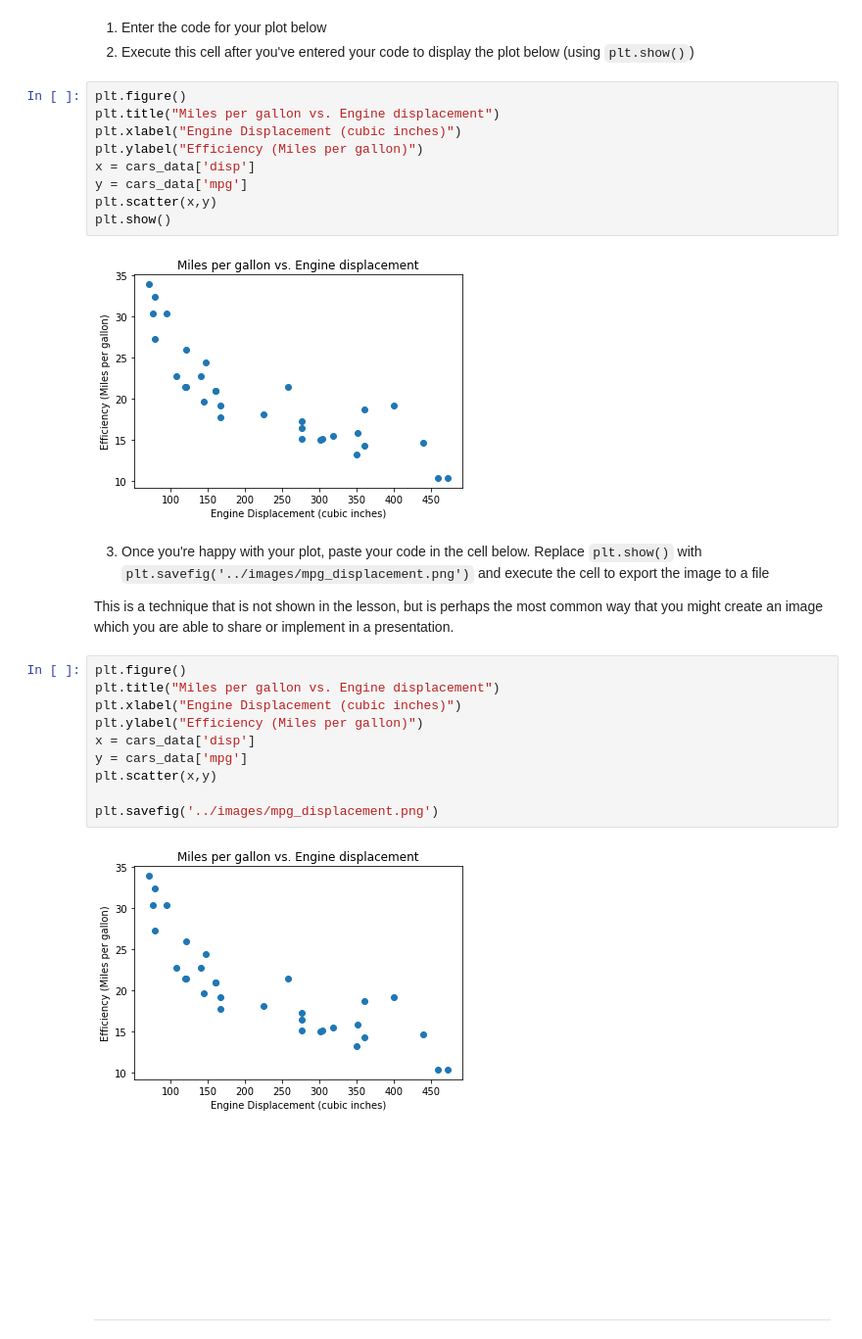
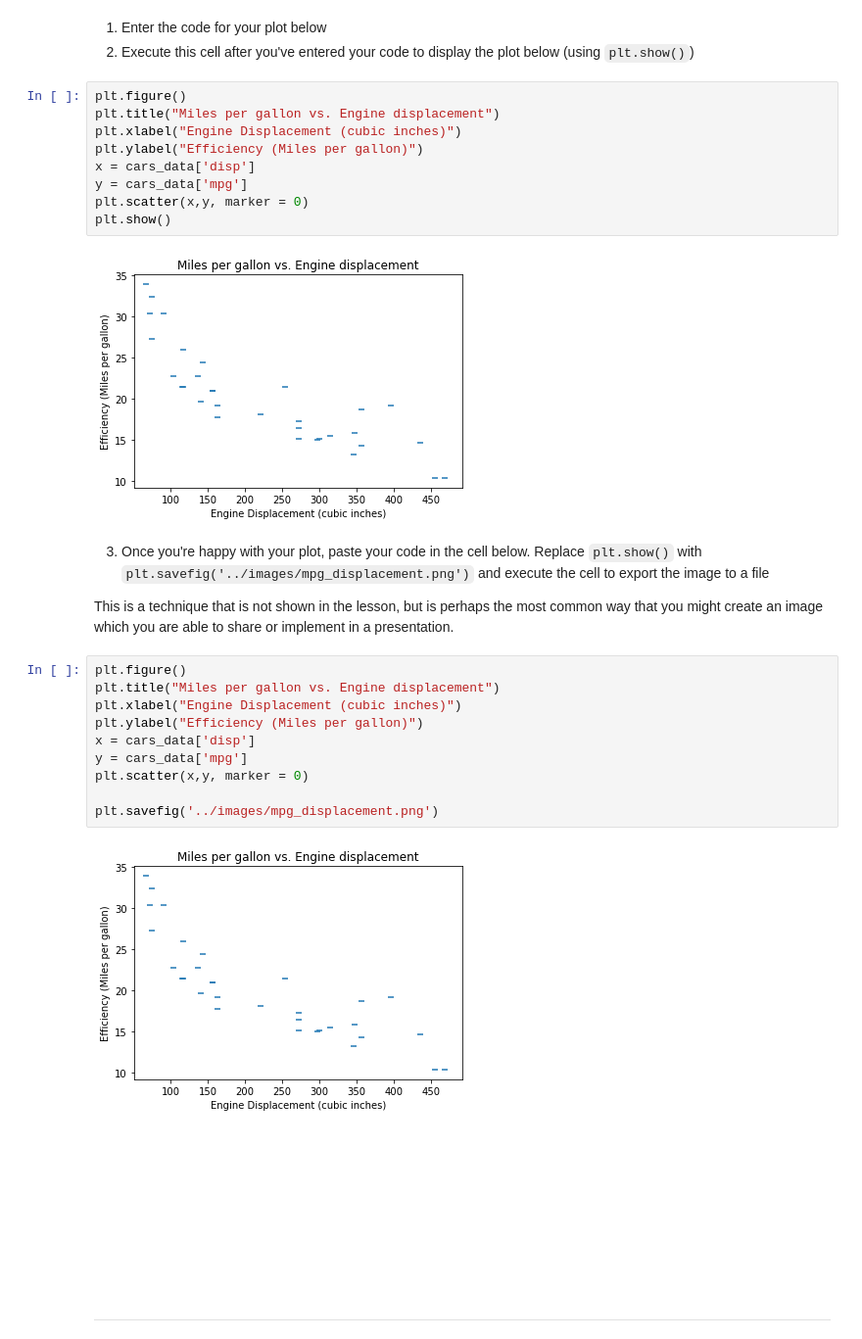
Before and after one commit to dsmiros/ds-precourse-scatterplots, a Jupyter notebook: ds-precourse-scatterplots/notebooks/scatterplot_challenges.ipynb, the cells around one changed output. Shown at 98% size. Cells and saved outputs as stored; diff of their text form.

```diff
--- a/ds-precourse-scatterplots/notebooks/scatterplot_challenges.ipynb
+++ b/ds-precourse-scatterplots/notebooks/scatterplot_challenges.ipynb
@@ -48,14 +48,14 @@ Seeing the structure of the data, in the dataframe above, create a scatter plot
 # %%
 plt.figure()
 plt.title("Miles per gallon vs. Engine displacement")
 plt.xlabel("Engine Displacement (cubic inches)")
 plt.ylabel("Efficiency (Miles per gallon)")
 x = cars_data['disp']
 y = cars_data['mpg']
-plt.scatter(x,y)
+plt.scatter(x,y, marker = 0)
 plt.show()
 # %% [output]
-[figure, old version]
+[figure, new version]
 # %% [markdown]
 3. Once you're happy with your plot, paste your code in the cell below. Replace `plt.show()` with `plt.savefig('../images/mpg_displacement.png')` and execute the cell to export the image to a file
 
@@ -67,11 +67,11 @@ plt.xlabel("Engine Displacement (cubic inches)")
 plt.ylabel("Efficiency (Miles per gallon)")
 x = cars_data['disp']
 y = cars_data['mpg']
-plt.scatter(x,y)
+plt.scatter(x,y, marker = 0)
 
 plt.savefig('../images/mpg_displacement.png')
 # %% [output]
-[figure, old version]
+[figure, new version]
 # %% [markdown]
 <br><br><br><br><br><br><br><br>
 
```
Also changed, not shown: parts of 1 cell of this notebook, 1 other file.
